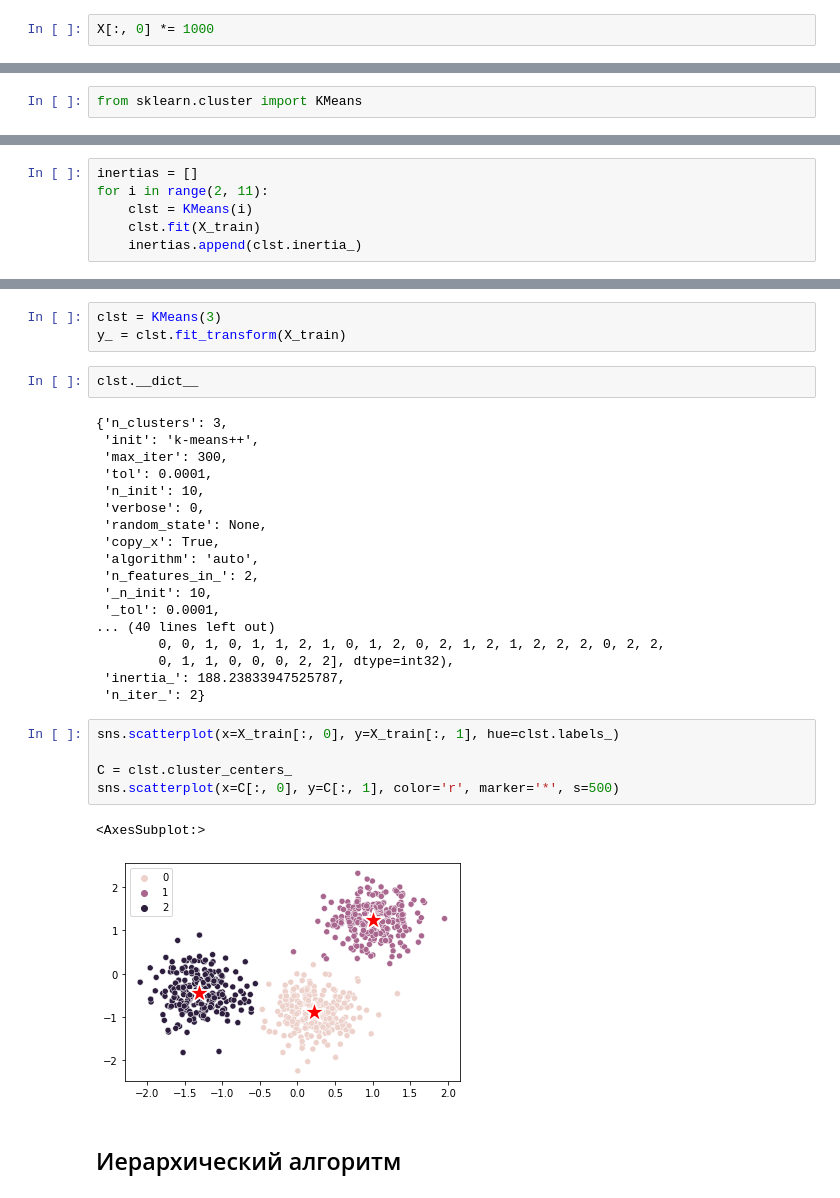
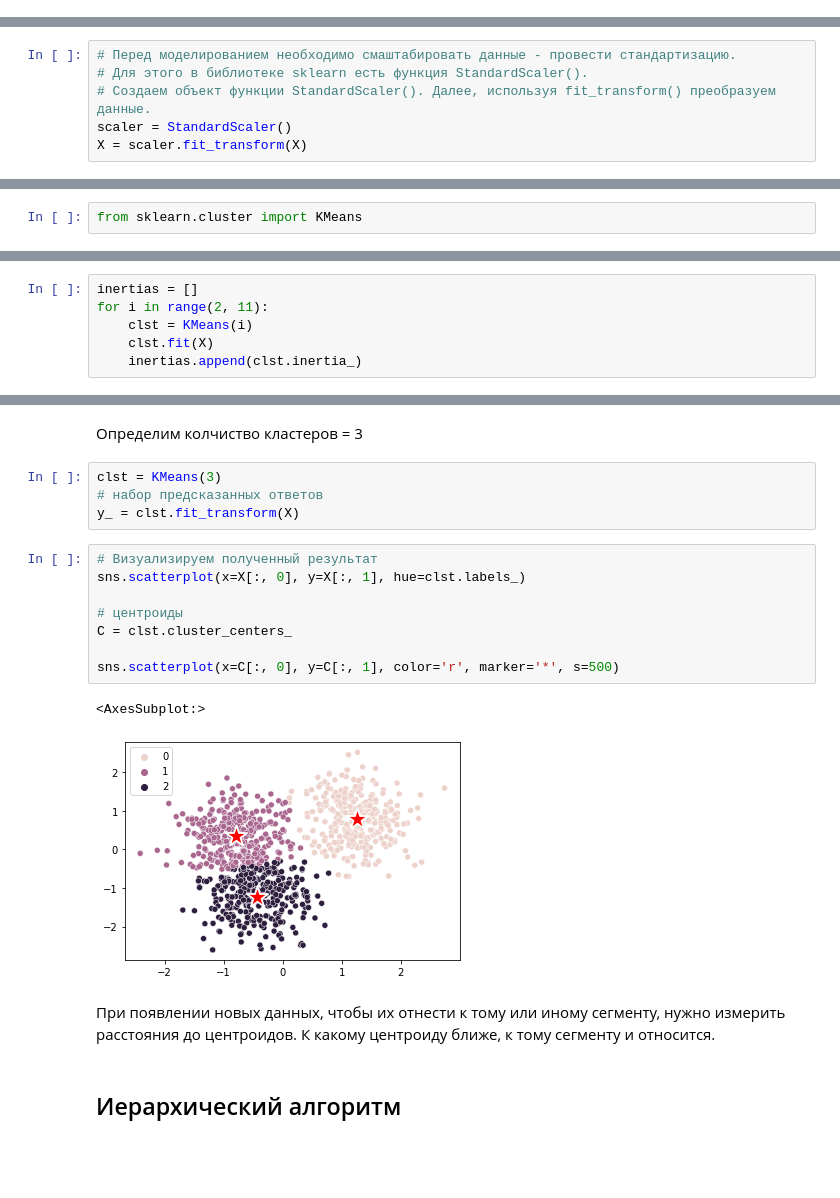
Before and after one commit to iaidarf/DS_tutorials, a Jupyter notebook: notebooks/clustering.ipynb, the cells around one changed output, grey strips where cells are left out. Drawn from its saved outputs; the diff is of its cells as text; blank space fills up the shorter version.

```diff
--- a/notebooks/clustering.ipynb
+++ b/notebooks/clustering.ipynb
@@ -56,6 +58,4 @@ from sklearn.preprocessing import StandardScaler
 X, y = make_blobs(n_samples=1000, centers=3, cluster_std=2)
-# %%
-X[:, 0] *= 1000
 # %%
 sns.scatterplot(x=X[:, 0], y=X[:, 1], hue=y)
 # %% [output]
@@ -95,0 +64,6 @@ X_test = scaler.transform(X_test)
+# %%
+# Перед моделированием необходимо смаштабировать данные - провести стандартизацию.
+# Для этого в библиотеке sklearn есть функция StandardScaler().
+# Cоздаем объект функции StandardScaler(). Далее, используя fit_transform() преобразуем данные.
+scaler = StandardScaler()
+X = scaler.fit_transform(X)
@@ -101,7 +81,7 @@ from sklearn.cluster import KMeans
 inertias = []
 for i in range(2, 11):
     clst = KMeans(i)
-    clst.fit(X_train)
+    clst.fit(X)
     inertias.append(clst.inertia_)
 # %%
 sns.lineplot(x=range(2, 11), y=inertias, marker='o')
@@ -111,34 +91,22 @@ sns.lineplot(x=range(2, 11), y=inertias, marker='o')
+# %% [markdown]
+Определим колчиство кластеров = 3
 # %%
 clst = KMeans(3)
-y_ = clst.fit_transform(X_train)
+# набор предсказанных ответов
+y_ = clst.fit_transform(X)
-# %%
-clst.__dict__
-# %% [output]
-{'n_clusters': 3,
- 'init': 'k-means++',
- 'max_iter': 300,
- 'tol': 0.0001,
- 'n_init': 10,
- 'verbose': 0,
- 'random_state': None,
- 'copy_x': True,
- 'algorithm': 'auto',
- 'n_features_in_': 2,
- '_n_init': 10,
- '_tol': 0.0001,
-... (40 lines left out)
-        0, 0, 1, 0, 1, 1, 2, 1, 0, 1, 2, 0, 2, 1, 2, 1, 2, 2, 2, 0, 2, 2,
-        0, 1, 1, 0, 0, 0, 2, 2], dtype=int32),
- 'inertia_': 188.23833947525787,
- 'n_iter_': 2}
 # %%
-sns.scatterplot(x=X_train[:, 0], y=X_train[:, 1], hue=clst.labels_)
+# Визуализируем полученный результат
+sns.scatterplot(x=X[:, 0], y=X[:, 1], hue=clst.labels_)
 
+# центроиды
 C = clst.cluster_centers_
+
 sns.scatterplot(x=C[:, 0], y=C[:, 1], color='r', marker='*', s=500)
 # %% [output]
 <AxesSubplot:>
-[figure, old version]
+[figure, new version]
+# %% [markdown]
+При появлении новых данных, чтобы их отнести к тому или иному сегменту, нужно измерить расстояния до центроидов. К какому центроиду ближе, к тому сегменту и относится.
 # %% [markdown]
 ## Иерархический алгоритм
 # %% [markdown]
```
Also changed, not shown: parts of 23 cells of this notebook, 1 other file.
